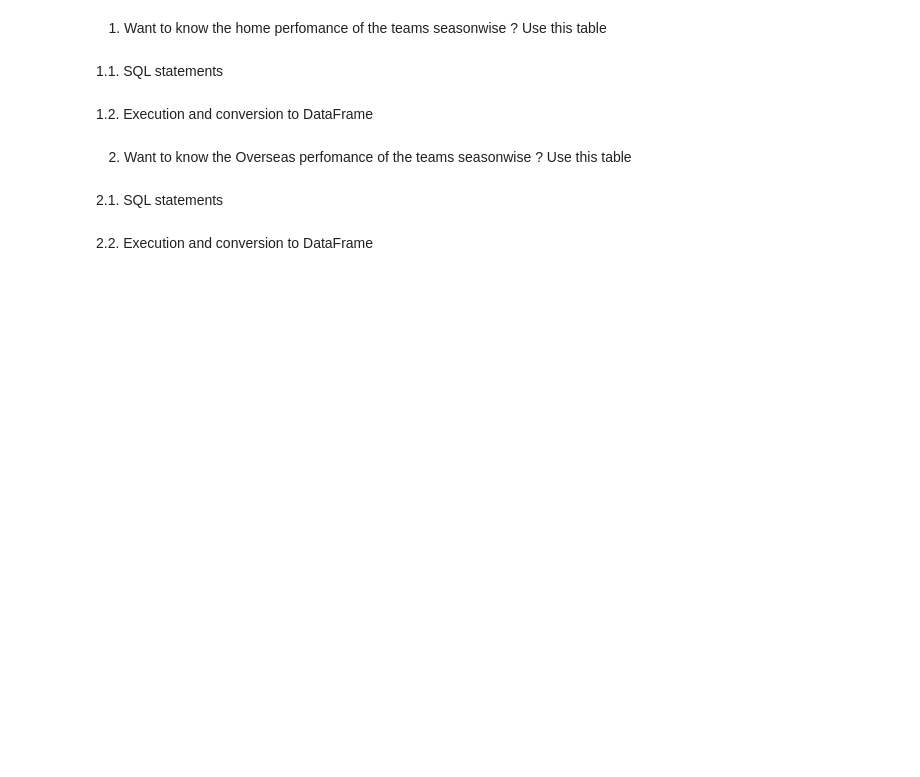
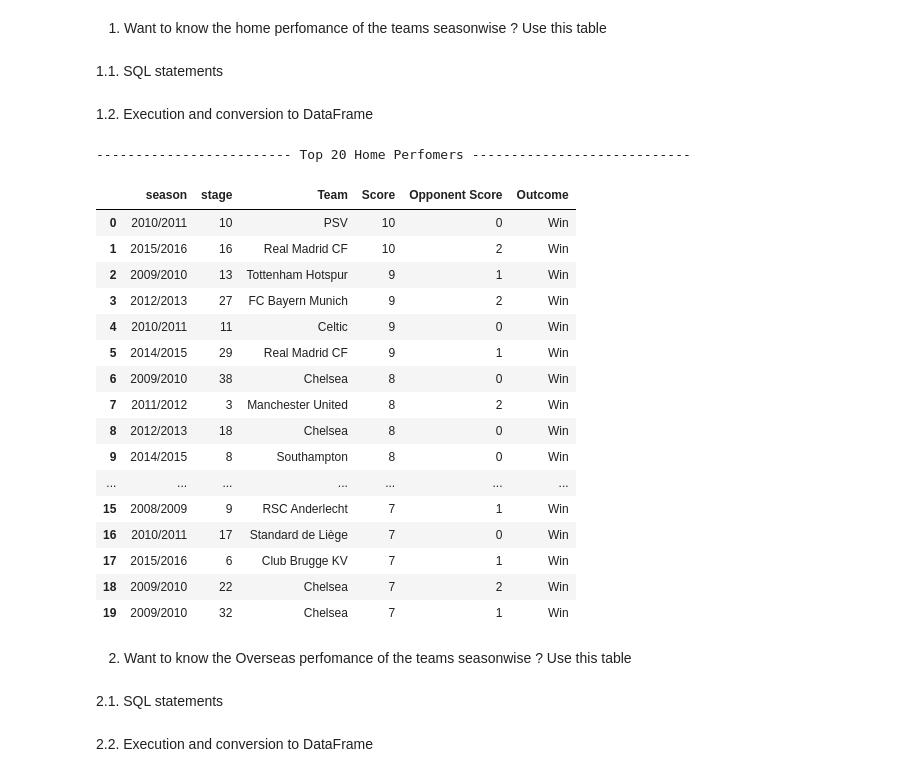
Before and after one commit to Rohanpk23/European-Soccer-Database, a Jupyter notebook: European_Soccer_Database_(SQLALCHEMY_ORM_based).ipynb, the cells around one changed output. Cells and saved outputs as stored; diff of their text form; code cells hidden in the pictures; blank space fills up the shorter version.

```diff
--- a/European_Soccer_Database_(SQLALCHEMY_ORM_based).ipynb
+++ b/European_Soccer_Database_(SQLALCHEMY_ORM_based).ipynb
@@ -114,7 +136,8 @@ cased_H= case(
 
 # CASE statement included in the select clause
 stmt_H = select([match.columns.season,
-                 team.columns.team_long_name.label('Home Team'),
+                 match.columns.stage,
+                 team.columns.team_long_name.label('Team'),
                  match.columns.home_team_goal.label('Score'),
                  match.columns.away_team_goal.label('Opponent Score'),
                  cased_H])
@@ -130,12 +153,31 @@ stmt_H_Teams = stmt_H_Teams.order_by(desc('Score'))
 # %%
 # Executing gives ResultSet Object (list containing tuples/rows)
 result_H= connection.execute(stmt_H_Teams).fetchmany(size = 20)
 
 # Converting the ResultSet to a DataFrame
 df_H = pd.DataFrame(result_H)
-df_H.columns = result[0].keys()
+df_H.columns = result_H[0].keys()
 print('\n------------------------- Top 20 Home Perfomers ----------------------------\n')
-print(df_H[:])
+df_H
+# %% [output]
+------------------------- Top 20 Home Perfomers ----------------------------
+|  | season | stage | Team | Score | Opponent Score | Outcome |
+| 0 | 2010/2011 | 10 | PSV | 10 | 0 | Win |
+| 1 | 2015/2016 | 16 | Real Madrid CF | 10 | 2 | Win |
+| 2 | 2009/2010 | 13 | Tottenham Hotspur | 9 | 1 | Win |
+| 3 | 2012/2013 | 27 | FC Bayern Munich | 9 | 2 | Win |
+| 4 | 2010/2011 | 11 | Celtic | 9 | 0 | Win |
+| 5 | 2014/2015 | 29 | Real Madrid CF | 9 | 1 | Win |
+| 6 | 2009/2010 | 38 | Chelsea | 8 | 0 | Win |
+| 7 | 2011/2012 | 3 | Manchester United | 8 | 2 | Win |
+| 8 | 2012/2013 | 18 | Chelsea | 8 | 0 | Win |
+| 9 | 2014/2015 | 8 | Southampton | 8 | 0 | Win |
+| ... | ... | ... | ... | ... | ... | ... |
+| 15 | 2008/2009 | 9 | RSC Anderlecht | 7 | 1 | Win |
+| 16 | 2010/2011 | 17 | Standard de Liège | 7 | 0 | Win |
+| 17 | 2015/2016 | 6 | Club Brugge KV | 7 | 1 | Win |
+| 18 | 2009/2010 | 22 | Chelsea | 7 | 2 | Win |
+| 19 | 2009/2010 | 32 | Chelsea | 7 | 1 | Win |
 # %% [markdown]
 2. Want to know the Overseas perfomance of the teams seasonwise ? Use this table
 # %% [markdown]
```
Also changed, not shown: parts of 5 cells of this notebook.
